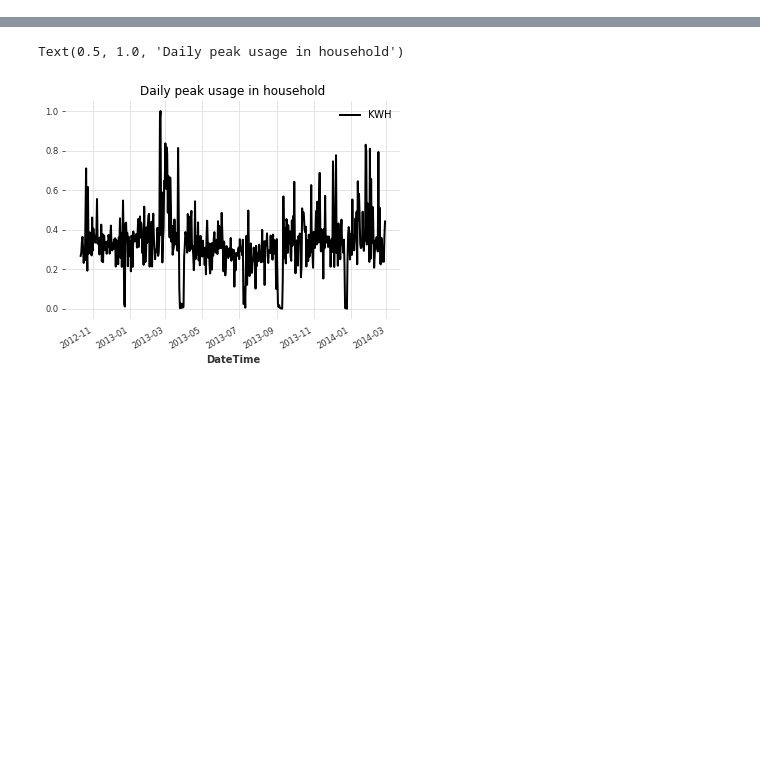
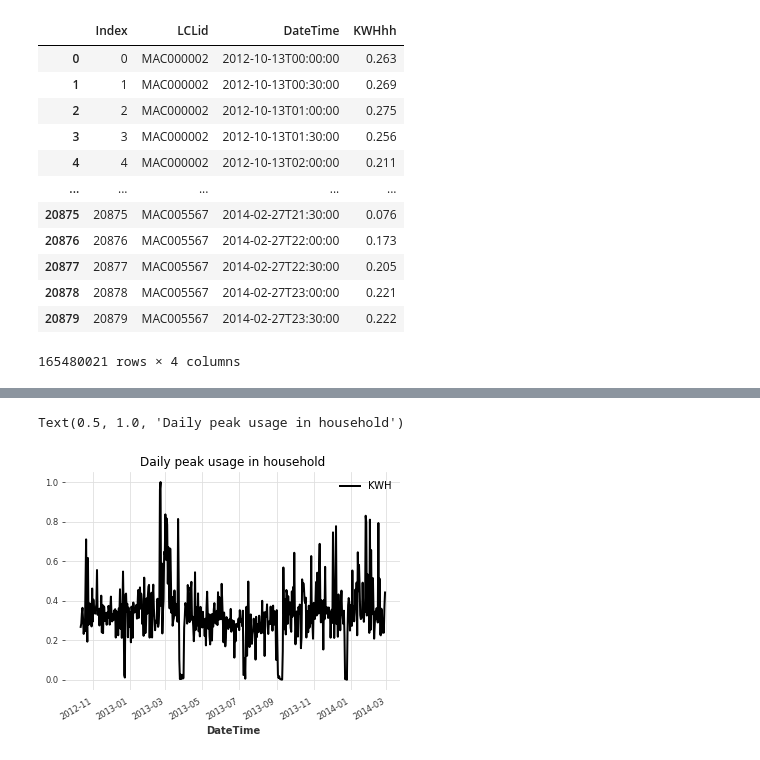
Before and after one commit to timmermansjoy/Energy-Research, a Jupyter notebook: notebooks/darts/darts.ipynb, the cells around one changed output, grey strips where cells are left out. Saved outputs shown, nothing was run; the diff lists cells and outputs as text; code cells hidden in the pictures; blank space fills up the shorter version.

```diff
--- a/notebooks/darts/darts.ipynb
+++ b/notebooks/darts/darts.ipynb
@@ -26,5 +26,19 @@ WARNING:root:Bagua cannot detect bundled NCCL library, Bagua will try to use sys
 # %%
 # Read a pandas DataFrame
-# df = pd.read_parquet('Data/ldn_df_small.parquet')
-# df
+df = pd.read_parquet('../../Data/ldn_df2.parquet')
+df
+# %% [output]
+|  | Index | LCLid | DateTime | KWHhh |
+| 0 | 0 | MAC000002 | 2012-10-13T00:00:00 | 0.263 |
+| 1 | 1 | MAC000002 | 2012-10-13T00:30:00 | 0.269 |
+| 2 | 2 | MAC000002 | 2012-10-13T01:00:00 | 0.275 |
+| 3 | 3 | MAC000002 | 2012-10-13T01:30:00 | 0.256 |
+| 4 | 4 | MAC000002 | 2012-10-13T02:00:00 | 0.211 |
+| ... | ... | ... | ... | ... |
+| 20875 | 20875 | MAC005567 | 2014-02-27T21:30:00 | 0.076 |
+| 20876 | 20876 | MAC005567 | 2014-02-27T22:00:00 | 0.173 |
+| 20877 | 20877 | MAC005567 | 2014-02-27T22:30:00 | 0.205 |
+| 20878 | 20878 | MAC005567 | 2014-02-27T23:00:00 | 0.221 |
+| 20879 | 20879 | MAC005567 | 2014-02-27T23:30:00 | 0.222 |
+165480021 rows × 4 columns
 # %%
```
Also changed, not shown: parts of 10 cells of this notebook, 2 other files.
